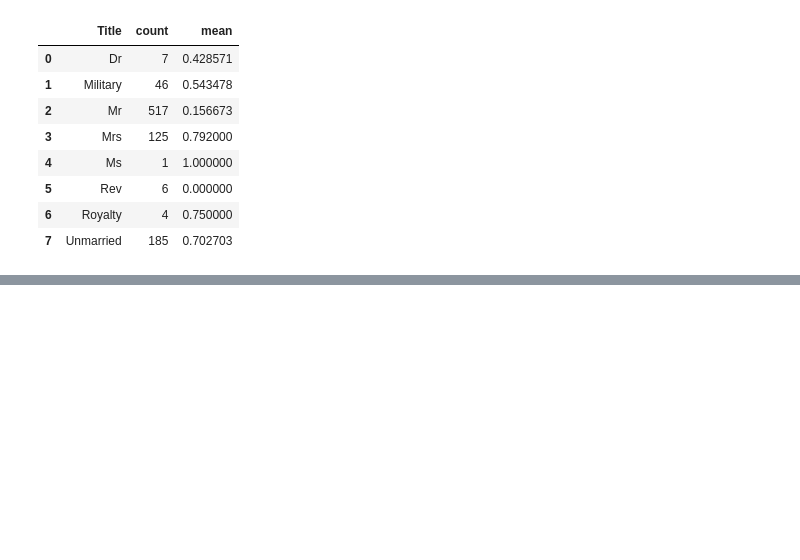
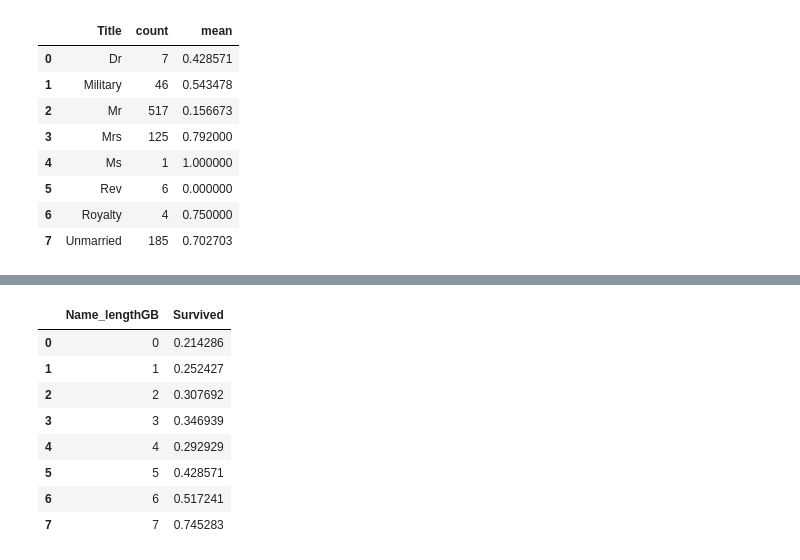
Before and after one commit to mitheko/titanic-dataset-project, a Jupyter notebook: test_environment.ipynb, the cells around one changed output, grey strips where cells are left out. Cells and saved outputs as stored; diff of their text form; code cells hidden in the pictures; blank space fills up the shorter version.

```diff
--- a/test_environment.ipynb
+++ b/test_environment.ipynb
@@ -413,0 +436,12 @@ train_df['Name_length']=train_df['Name'].apply(lambda x : len(x))
+# %%
+train_df.groupby('Name_lengthGB', as_index=False)['Survived'].mean()
+# %% [output]
+|  | Name_lengthGB | Survived |
+| 0 | 0 | 0.214286 |
+| 1 | 1 | 0.252427 |
+| 2 | 2 | 0.307692 |
+| 3 | 3 | 0.346939 |
+| 4 | 4 | 0.292929 |
+| 5 | 5 | 0.428571 |
+| 6 | 6 | 0.517241 |
+| 7 | 7 | 0.745283 |
```
Also changed, not shown: parts of 10 cells of this notebook.
